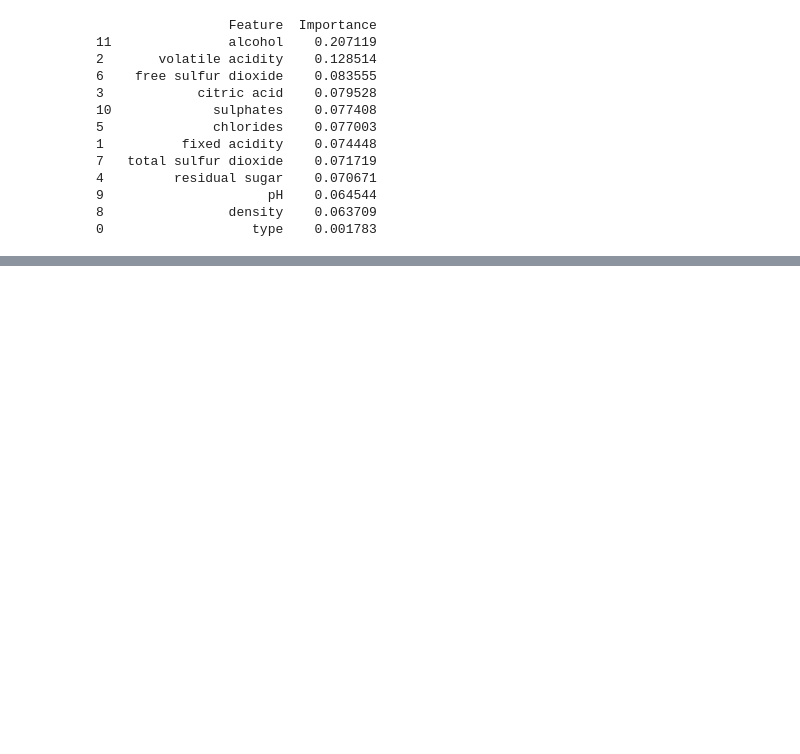
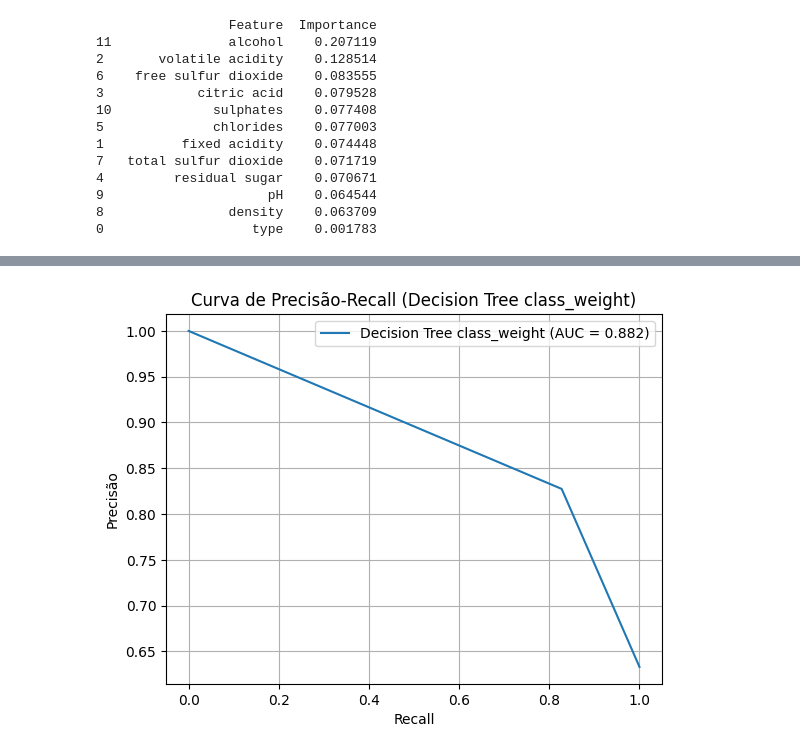
Before and after one commit to BMateusSs/Projeto-PSI3, a Jupyter notebook: decision_tree_wine_quality.ipynb, the cells around one changed output, grey strips where cells are left out. Saved outputs shown, nothing was run; the diff lists cells and outputs as text; code cells hidden in the pictures; blank space fills up the shorter version.

```diff
--- a/decision_tree_wine_quality.ipynb
+++ b/decision_tree_wine_quality.ipynb
@@ -266,0 +353,5 @@ plotar_importancia_features(clf_tree, X_train, "Decision Tree s/ Balanceamento")
+# %%
+# Curva de Precisão-Recall
+plotar_curva_precision_recall(clf_tree_cw, X_test, y_test, "Decision Tree class_weight")
+# %% [output]
+[figure, added]
```
Also changed, not shown: parts of 12 cells of this notebook.
